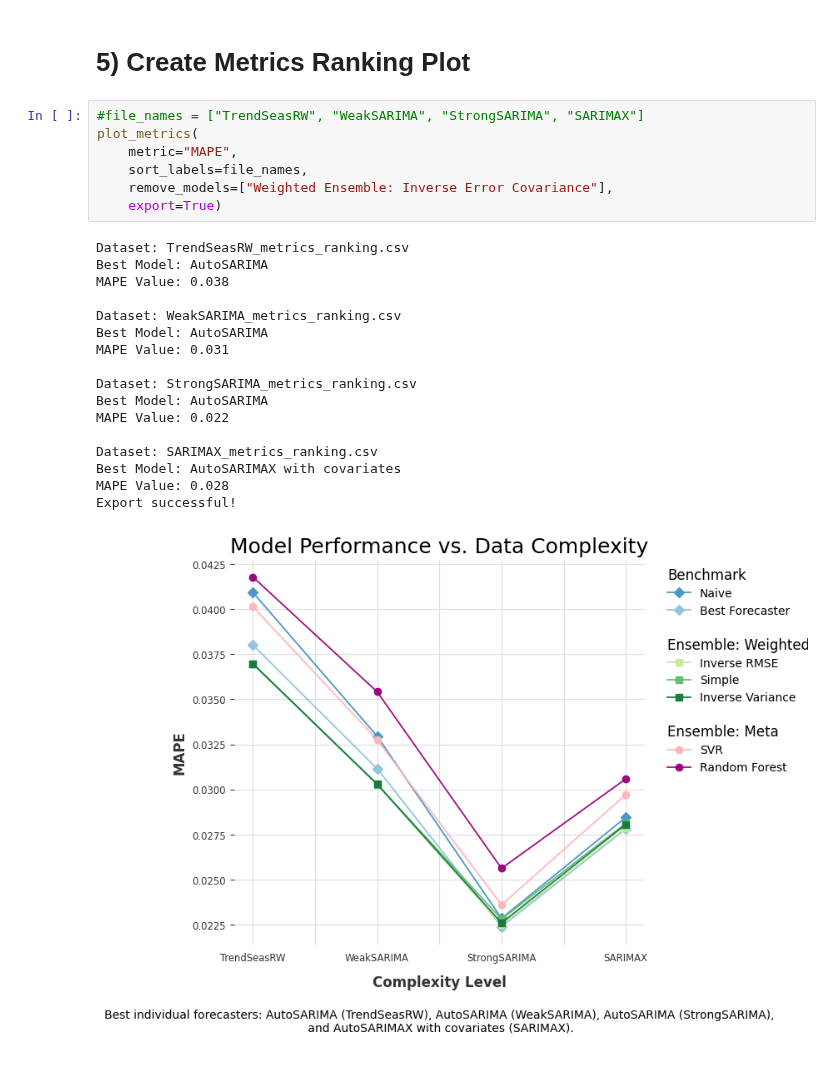
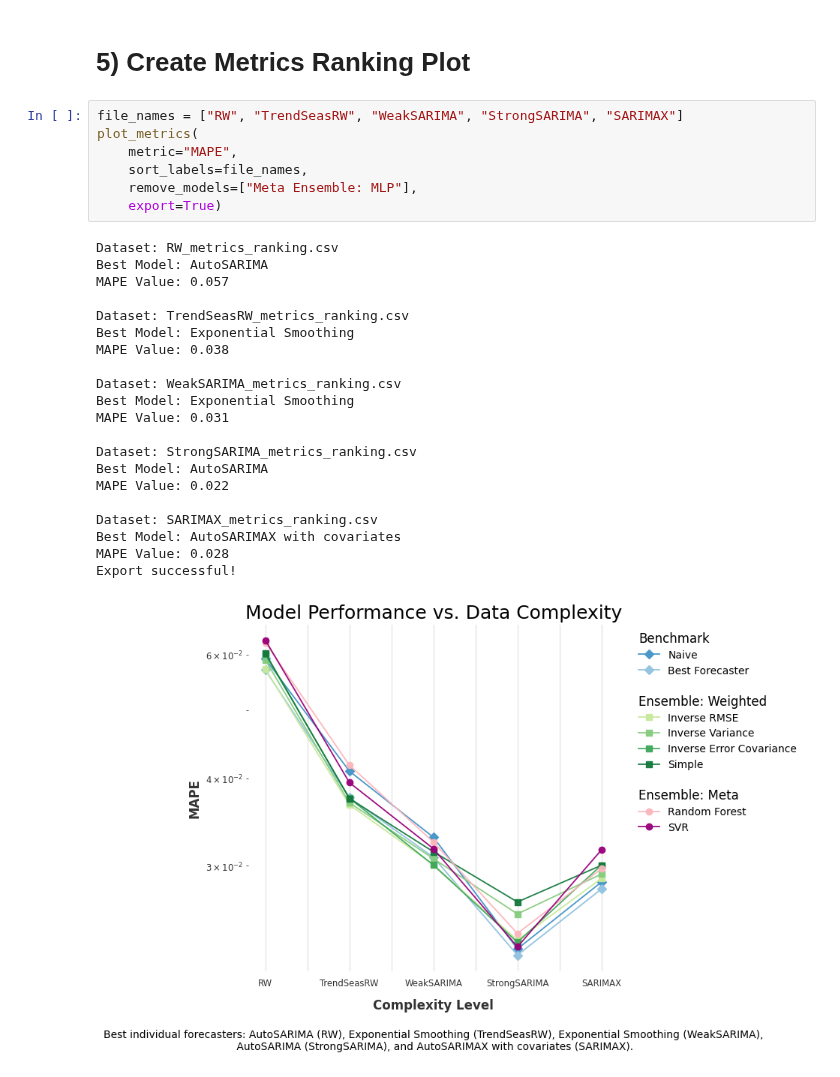
Before and after one commit to Paul-Jarschke/Time-Series-Ensembles, a Jupyter notebook: paper/Step3_analyze_results.ipynb, the cells around one changed output. Saved outputs shown, nothing was run; the diff lists cells and outputs as text.

```diff
--- a/paper/Step3_analyze_results.ipynb
+++ b/paper/Step3_analyze_results.ipynb
@@ -178,27 +193,31 @@ Ranking for SARIMAX:
 # %% [markdown]
 # 5) Create Metrics Ranking Plot
 # %%
-#file_names = ["TrendSeasRW", "WeakSARIMA", "StrongSARIMA", "SARIMAX"]
+file_names = ["RW", "TrendSeasRW", "WeakSARIMA", "StrongSARIMA", "SARIMAX"]
 plot_metrics(
     metric="MAPE",
     sort_labels=file_names,
-    remove_models=["Weighted Ensemble: Inverse Error Covariance"],
+    remove_models=["Meta Ensemble: MLP"],
     export=True)
 # %% [output]
+Dataset: RW_metrics_ranking.csv
+Best Model: AutoSARIMA
+MAPE Value: 0.057
+
 Dataset: TrendSeasRW_metrics_ranking.csv
-Best Model: AutoSARIMA
+Best Model: Exponential Smoothing
 MAPE Value: 0.038
 
 Dataset: WeakSARIMA_metrics_ranking.csv
-Best Model: AutoSARIMA
+Best Model: Exponential Smoothing
 MAPE Value: 0.031
 
 Dataset: StrongSARIMA_metrics_ranking.csv
 Best Model: AutoSARIMA
 MAPE Value: 0.022
 
 Dataset: SARIMAX_metrics_ranking.csv
 Best Model: AutoSARIMAX with covariates
 MAPE Value: 0.028
 Export successful!
-[figure, old version]
+[figure, new version]
```
Also changed, not shown: parts of 1 cell of this notebook, 10 other files.
